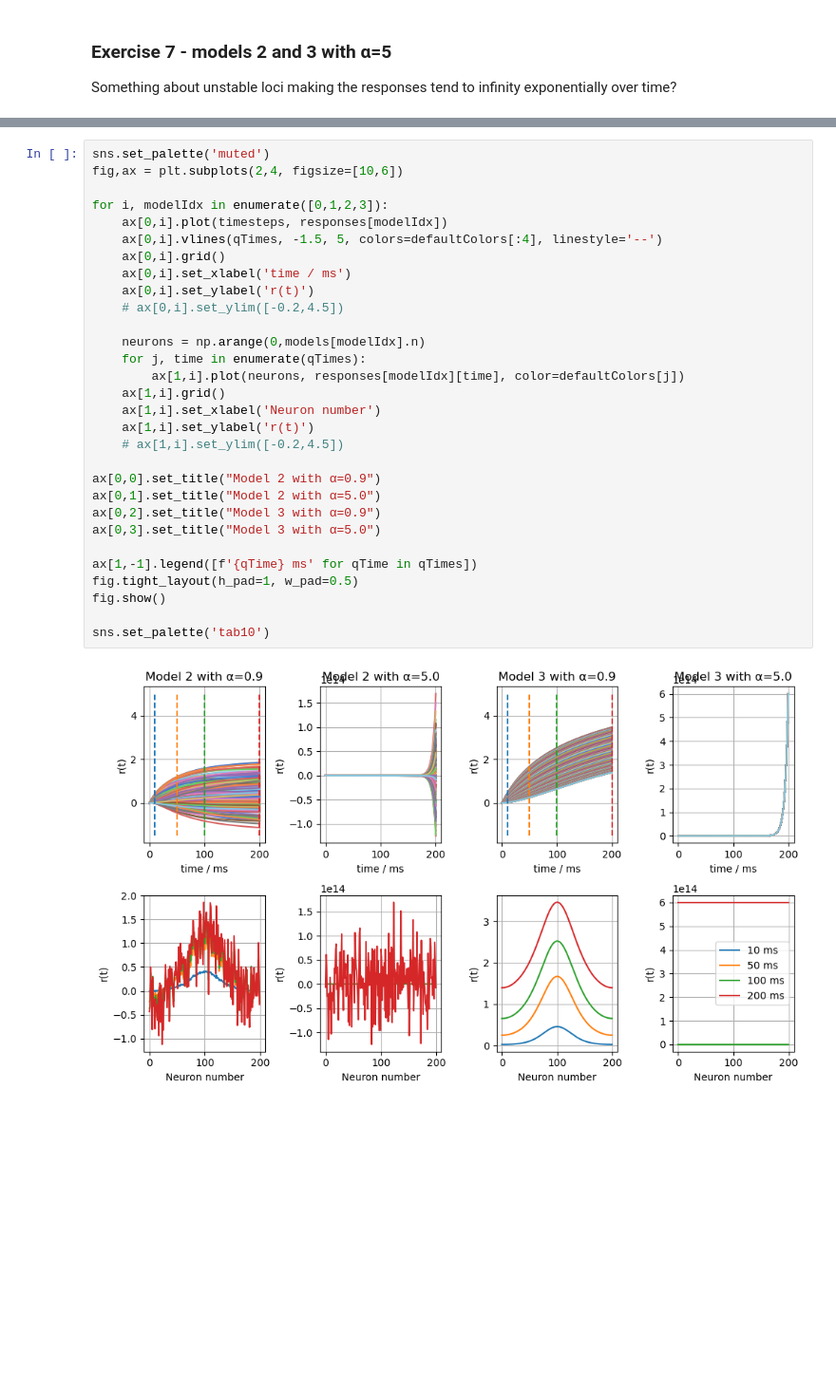
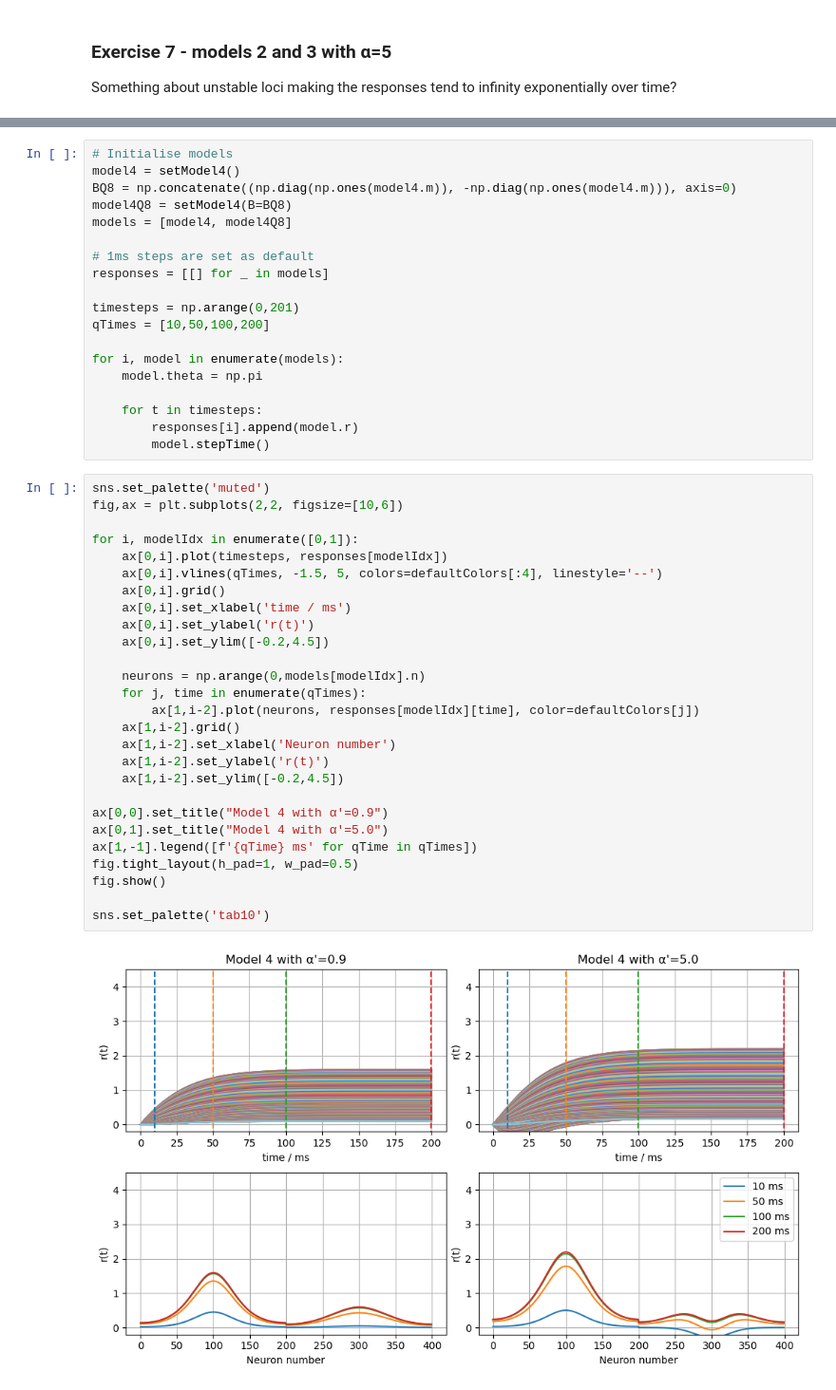
Before and after one commit to elbertwang00/4G3-Courseworks, a Jupyter notebook: Coursework1/coursework1.ipynb, the cells around one changed output, grey strips where cells are left out. Shown at 95% size. Drawn from its saved outputs; the diff is of its cells as text; blank space fills up the shorter version.

```diff
--- a/Coursework1/coursework1.ipynb
+++ b/Coursework1/coursework1.ipynb
@@ -359,32 +392,48 @@ Something about unstable loci making the responses tend to infinity exponentiall
+# %%
+# Initialise models
+model4 = setModel4()
+BQ8 = np.concatenate((np.diag(np.ones(model4.m)), -np.diag(np.ones(model4.m))), axis=0)
+model4Q8 = setModel4(B=BQ8)
+models = [model4, model4Q8]
+
+# 1ms steps are set as default
+responses = [[] for _ in models]
+
+timesteps = np.arange(0,201)
+qTimes = [10,50,100,200]
+
+for i, model in enumerate(models):
+    model.theta = np.pi
+
+    for t in timesteps:
+        responses[i].append(model.r)
+        model.stepTime()
 # %%
 sns.set_palette('muted')
-fig,ax = plt.subplots(2,4, figsize=[10,6])
+fig,ax = plt.subplots(2,2, figsize=[10,6])
 
-for i, modelIdx in enumerate([0,1,2,3]):
+for i, modelIdx in enumerate([0,1]):
     ax[0,i].plot(timesteps, responses[modelIdx])
     ax[0,i].vlines(qTimes, -1.5, 5, colors=defaultColors[:4], linestyle='--')
     ax[0,i].grid()
     ax[0,i].set_xlabel('time / ms')
     ax[0,i].set_ylabel('r(t)')
-    # ax[0,i].set_ylim([-0.2,4.5])
+    ax[0,i].set_ylim([-0.2,4.5])
 
     neurons = np.arange(0,models[modelIdx].n)
     for j, time in enumerate(qTimes):
-        ax[1,i].plot(neurons, responses[modelIdx][time], color=defaultColors[j])
-    ax[1,i].grid()
-    ax[1,i].set_xlabel('Neuron number')
-    ax[1,i].set_ylabel('r(t)')
-    # ax[1,i].set_ylim([-0.2,4.5])
+        ax[1,i-2].plot(neurons, responses[modelIdx][time], color=defaultColors[j])
+    ax[1,i-2].grid()
+    ax[1,i-2].set_xlabel('Neuron number')
+    ax[1,i-2].set_ylabel('r(t)')
+    ax[1,i-2].set_ylim([-0.2,4.5])
 
-ax[0,0].set_title("Model 2 with α=0.9")
-ax[0,1].set_title("Model 2 with α=5.0")
-ax[0,2].set_title("Model 3 with α=0.9")
-ax[0,3].set_title("Model 3 with α=5.0")
-
+ax[0,0].set_title("Model 4 with α'=0.9")
+ax[0,1].set_title("Model 4 with α'=5.0")
 ax[1,-1].legend([f'{qTime} ms' for qTime in qTimes])
 fig.tight_layout(h_pad=1, w_pad=0.5)
 fig.show()
 
 sns.set_palette('tab10')
 # %% [output]
-[figure, old version]
+[figure, new version]
```
Also changed, not shown: parts of 13 cells of this notebook, 4 other files.
